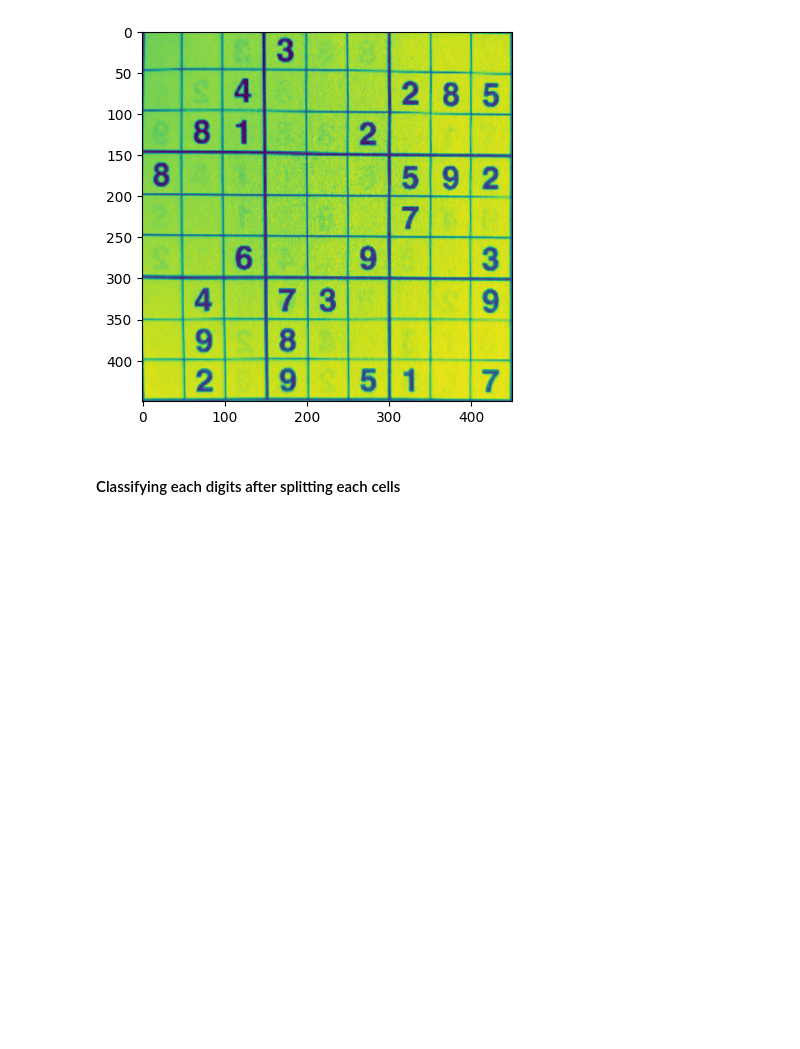
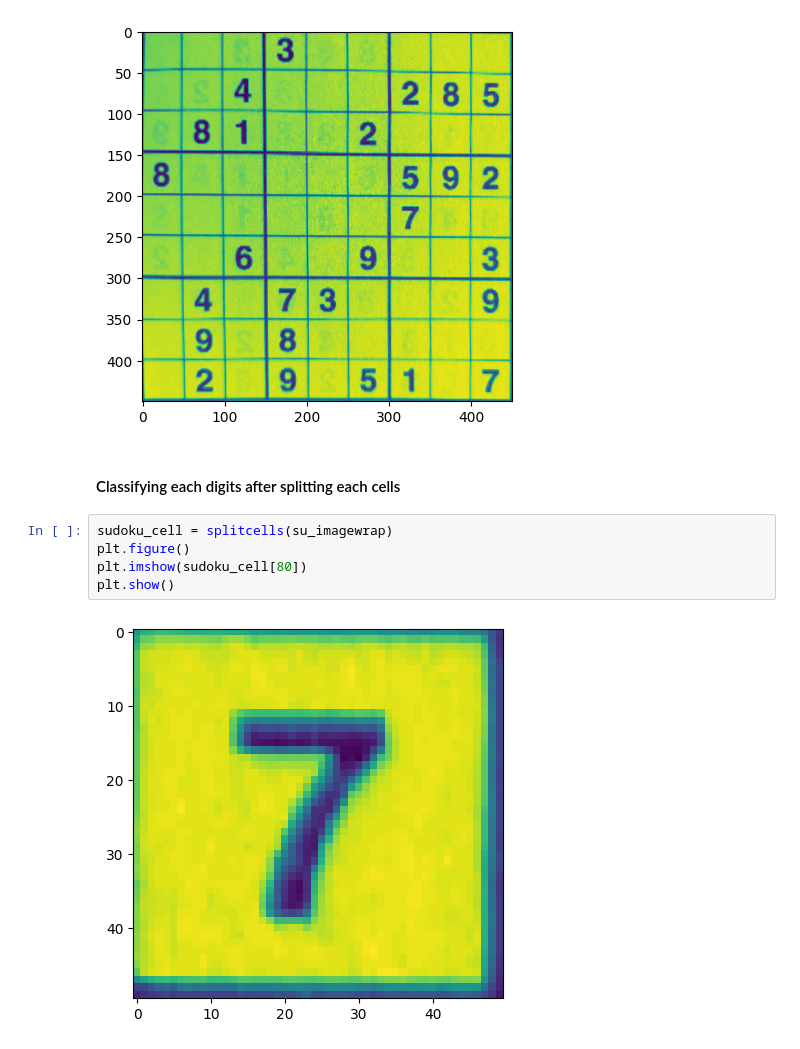
Before and after one commit to Isa1asN/sudoku_solver, a Jupyter notebook: backend/model/train.ipynb, the cells around one changed output. Drawn from its saved outputs; the diff is of its cells as text; blank space fills up the shorter version.

Commit message:
add sudoku solver, splitting cells

```diff
--- a/backend/model/train.ipynb
+++ b/backend/model/train.ipynb
@@ -279,3 +279,10 @@ plt.show()
 [figure]
 # %% [markdown]
 #### Classifying each digits after splitting each cells
+# %%
+sudoku_cell = splitcells(su_imagewrap)
+plt.figure()
+plt.imshow(sudoku_cell[80])
+plt.show()
+# %% [output]
+[figure, added]
```
Also changed, not shown: parts of 12 cells of this notebook.
